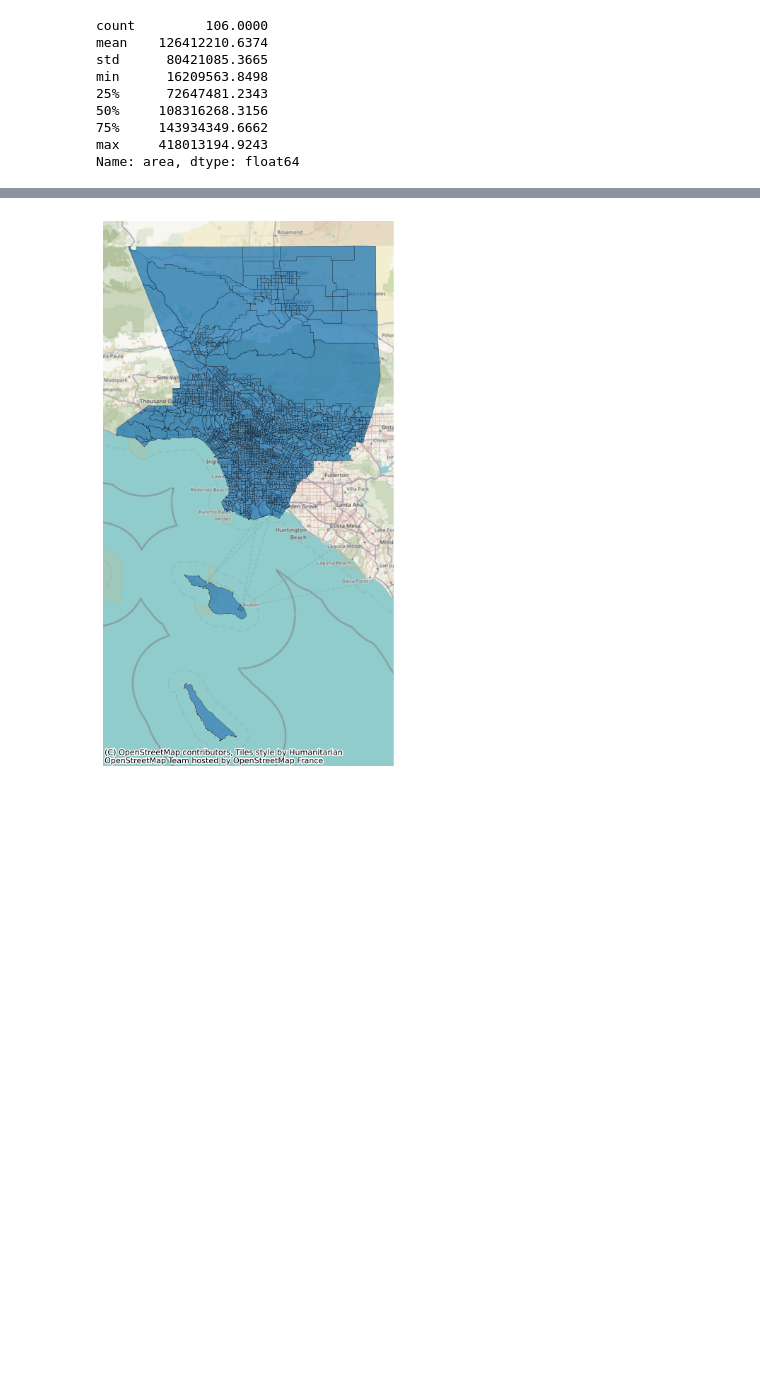
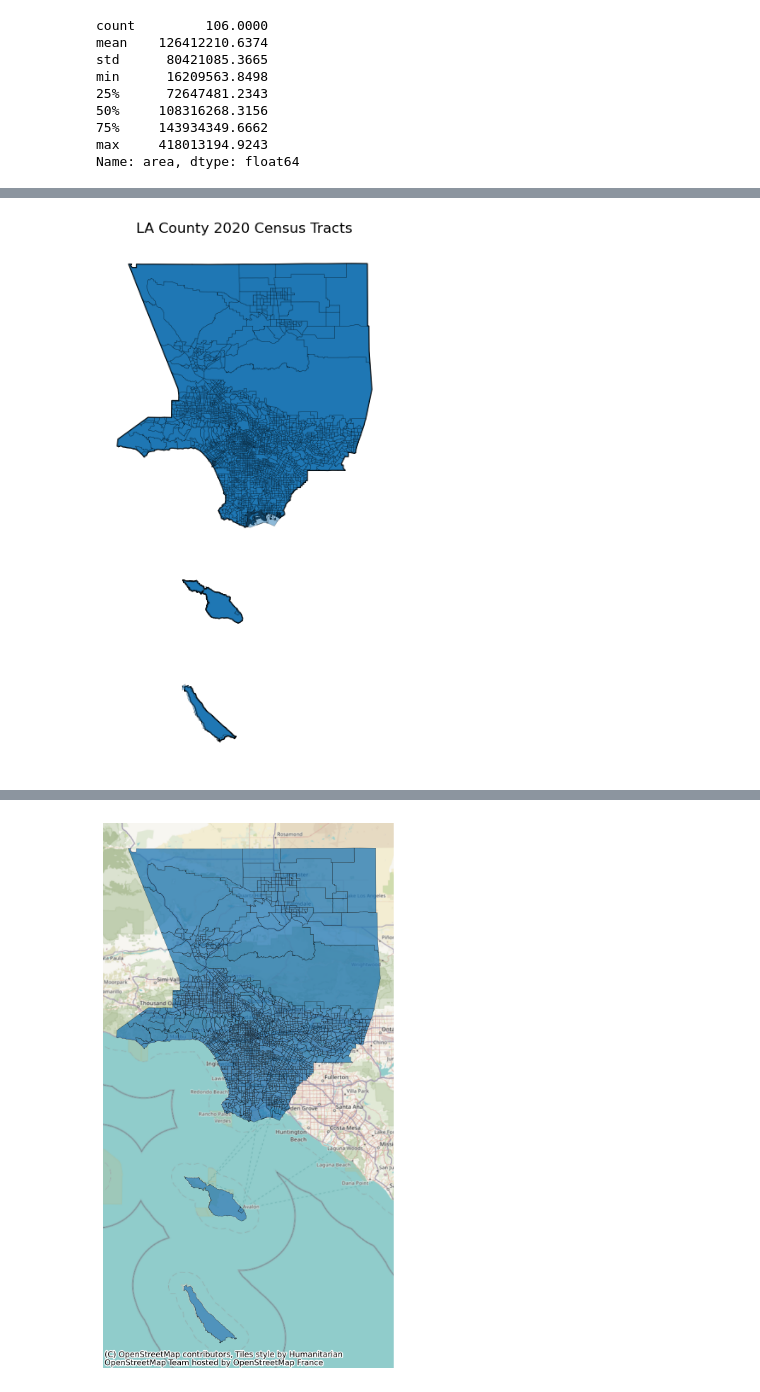
Before and after one commit to giovani-gutierrez/TDA_CalFire, a Jupyter notebook: SVI_EDA.ipynb, the cells around one changed output, grey strips where cells are left out. Drawn from its saved outputs; the diff is of its cells as text; code cells hidden in the pictures; blank space fills up the shorter version.

```diff
--- a/SVI_EDA.ipynb
+++ b/SVI_EDA.ipynb
@@ -46,6 +49,7 @@ lacofd_station_bounds = lacofd_station_bounds.to_crs('EPSG:2229')
 lafd_stations = lafd_stations.to_crs('EPSG:2229')
 lafd_station_bounds = lafd_station_bounds.to_crs('EPSG:2229')
 all_stations = all_stations.to_crs('EPSG:2229')
+county_bound = county_bound.to_crs('EPSG:2229')
 # %%
 # area of each census tract in feet
 svi['area'] = svi['geometry'].area
@@ -116,0 +108,8 @@ lacofd_station_bounds['contains_tract'] = lacofd_station_bounds['geometry'].appl
+# %%
+ax = county_bound.to_crs('EPSG:2229').plot(edgecolor = 'k')
+svi.plot(ax = ax, alpha = 0.5, edgecolor = 'k', linewidth = 0.25)
+ax.set(title = 'LA County 2020 Census Tracts')
+plt.axis('off')
+plt.savefig('Figures/census_tracts2.png', bbox_inches = 'tight', dpi = 600)
+# %% [output]
+[figure, added]
```
Also changed, not shown: parts of 15 cells of this notebook, 4 other files.
